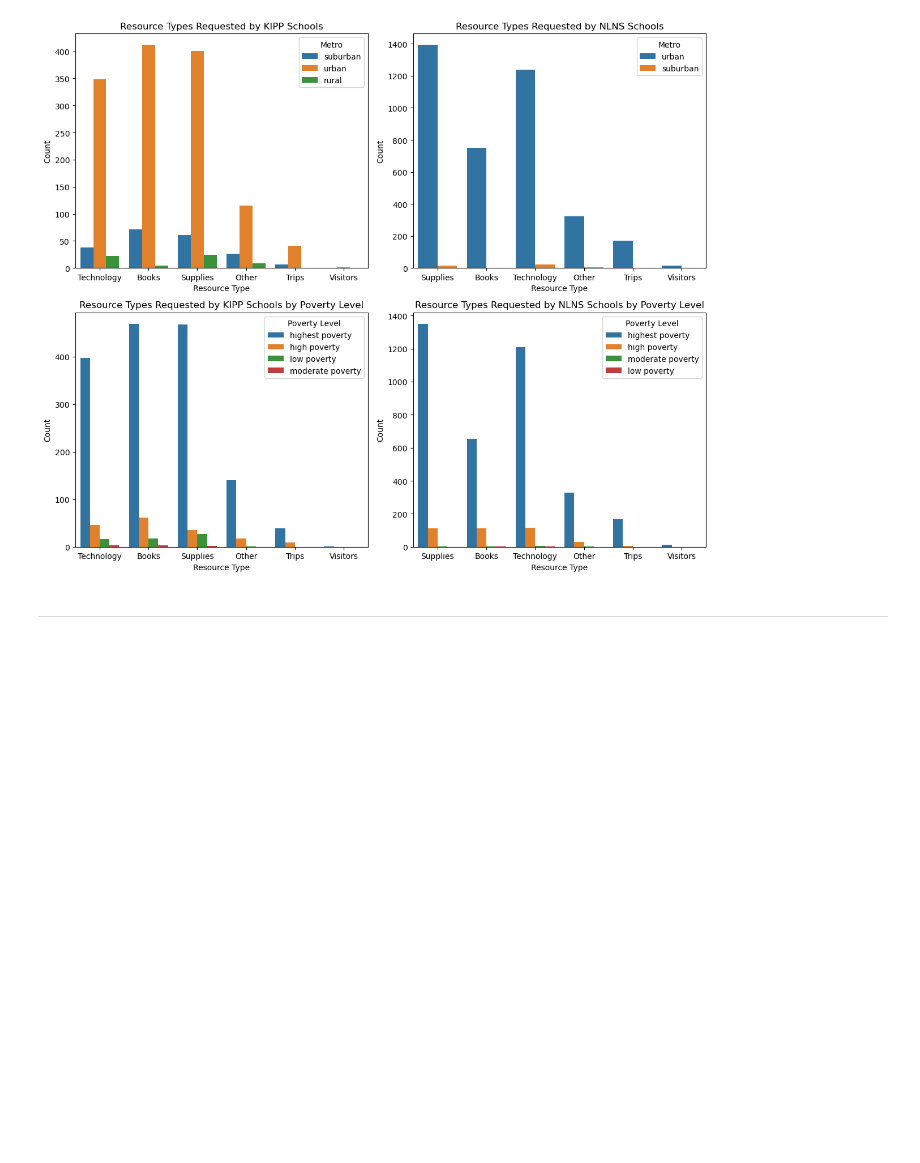
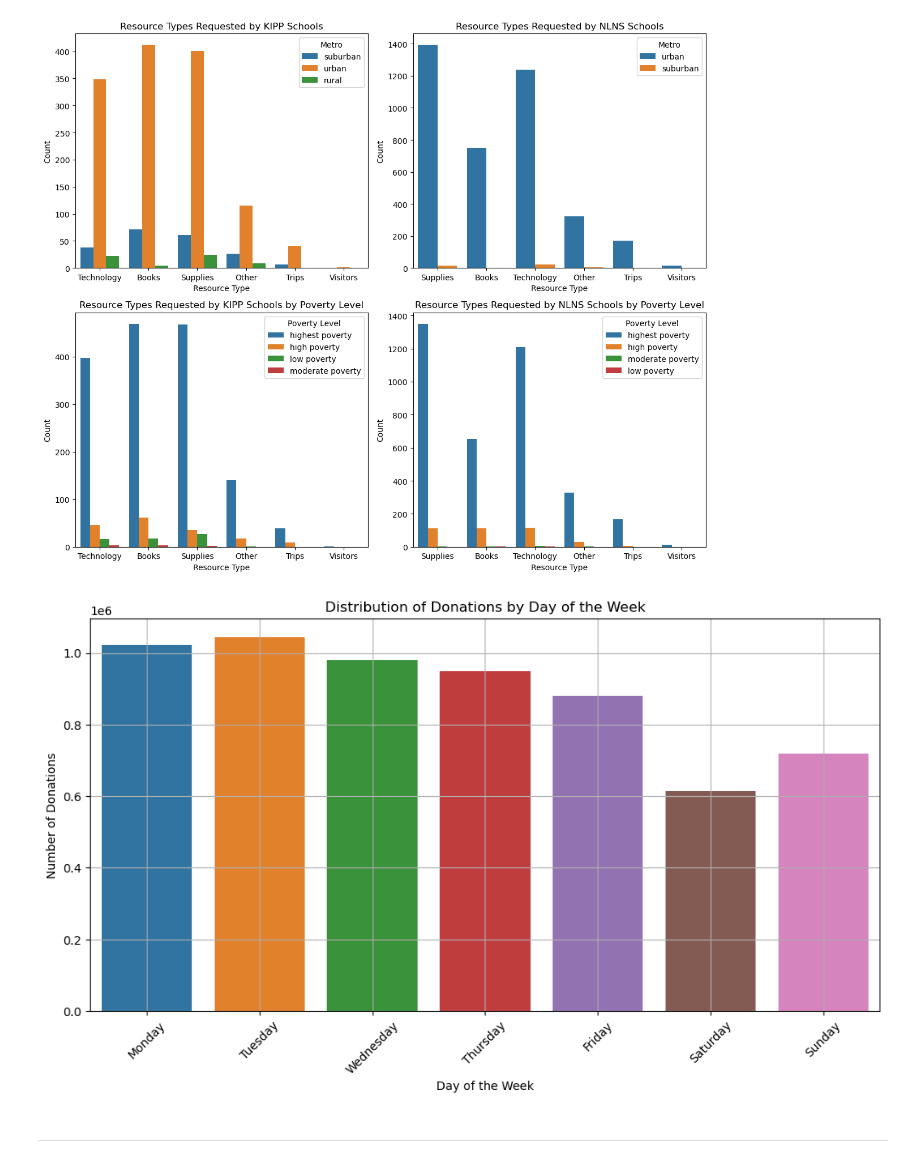
Before and after one commit to wallychang88/pythonforbusiness, a Jupyter notebook: Project_starterFile.ipynb, the cells around one changed output. Saved outputs shown, nothing was run; the diff lists cells and outputs as text; code cells hidden in the pictures; blank space fills up the shorter version.

Commit message:
Add plots

```diff
--- a/Project_starterFile.ipynb
+++ b/Project_starterFile.ipynb
@@ -707,5 +707,19 @@ plt.tight_layout()
 plt.show()
 # %% [output]
 [figure]
+# %%
+combined_df['donation_timestamp'] = pd.to_datetime(combined_df['donation_timestamp'])
+combined_df['donation_day'] = combined_df['donation_timestamp'].dt.day_name()
+
+plt.figure(figsize=(12, 6))
+sns.countplot(data=combined_df, x='donation_day', order=['Monday', 'Tuesday', 'Wednesday', 'Thursday', 'Friday', 'Saturday', 'Sunday'])
+plt.title('Distribution of Donations by Day of the Week')
+plt.xlabel('Day of the Week')
+plt.ylabel('Number of Donations')
+plt.xticks(rotation=45)
+plt.grid(True)
+plt.show()
+# %% [output]
+[figure, added]
 # %% [markdown]
 ________________________________________________________________________________________________
```
Also changed, not shown: parts of 1 cell of this notebook.
